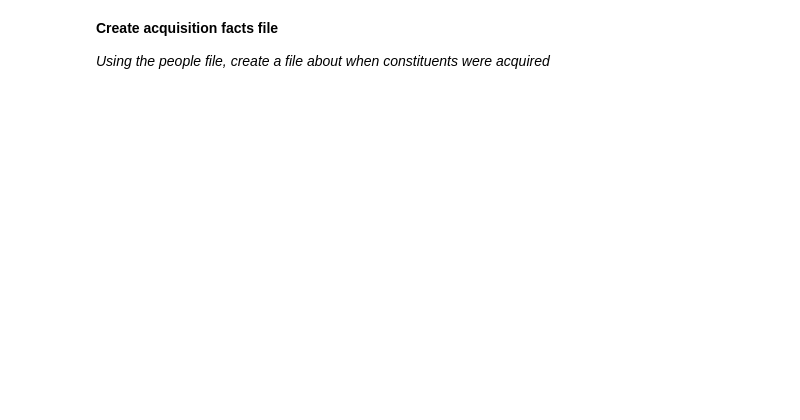
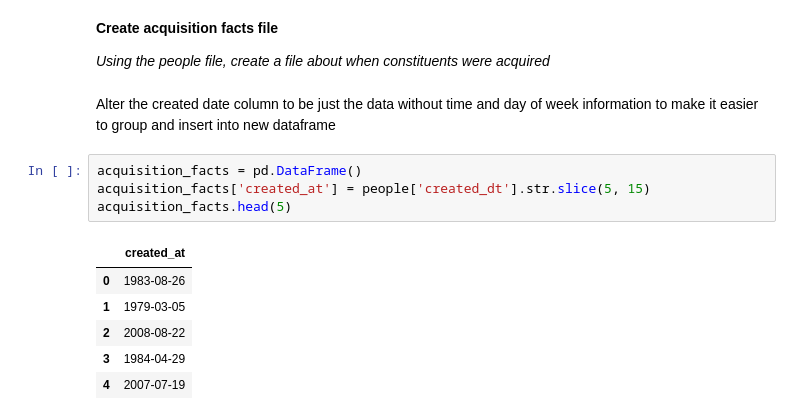
Before and after one commit to squareleaf/mission_wired_data, a Jupyter notebook: MissionWired_DataEngineer.ipynb, the cells around one changed output. Drawn from its saved outputs; the diff is of its cells as text; blank space fills up the shorter version.

```diff
--- a/MissionWired_DataEngineer.ipynb
+++ b/MissionWired_DataEngineer.ipynb
@@ -133,3 +138,16 @@ people.to_csv('people.csv', header=True, index=False)
 **Create acquisition facts file**
 
 *Using the people file, create a file about when constituents were acquired*
+# %% [markdown]
+Alter the created date column to be just the data without time and day of week information to make it easier to group and insert into new dataframe
+# %%
+acquisition_facts = pd.DataFrame()
+acquisition_facts['created_at'] = people['created_dt'].str.slice(5, 15)
+acquisition_facts.head(5)
+# %% [output]
+|  | created_at |
+| 0 | 1983-08-26 |
+| 1 | 1979-03-05 |
+| 2 | 2008-08-22 |
+| 3 | 1984-04-29 |
+| 4 | 2007-07-19 |
```
Also changed, not shown: parts of 5 cells of this notebook.
